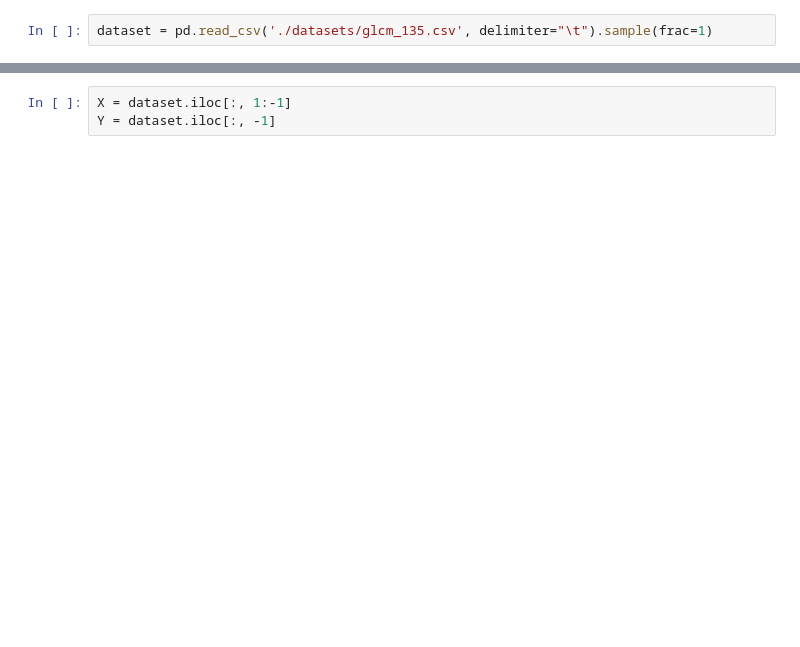
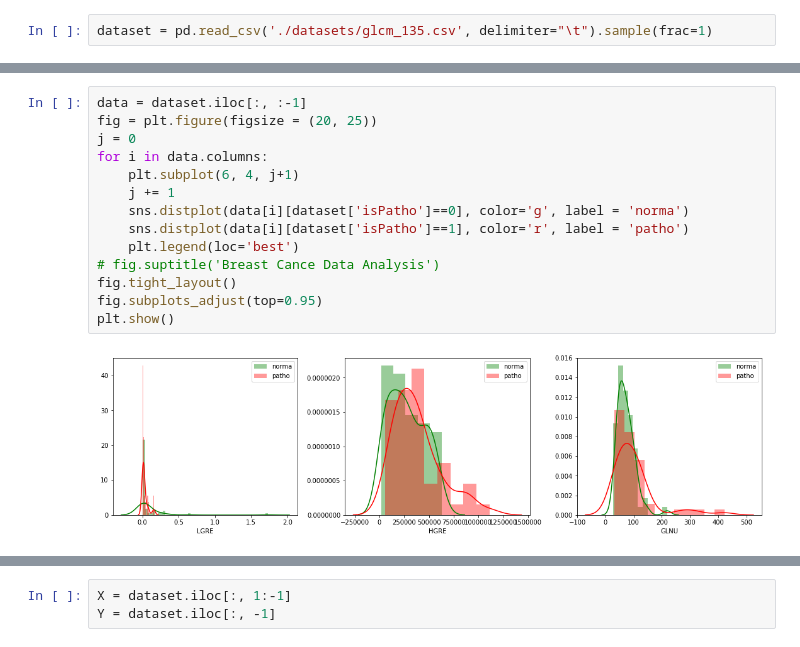
Before and after one commit to il-yanko/Bachelor-THESIS-detection-liver-pathology, a Jupyter notebook: xdgboost_learn.ipynb, the cells around one changed output, grey strips where cells are left out. Saved outputs shown, nothing was run; the diff lists cells and outputs as text; blank space fills up the shorter version.

```diff
--- a/xdgboost_learn.ipynb
+++ b/xdgboost_learn.ipynb
@@ -19,0 +26,16 @@ dataset.head()
+# %%
+data = dataset.iloc[:, :-1]
+fig = plt.figure(figsize = (20, 25))
+j = 0
+for i in data.columns:
+    plt.subplot(6, 4, j+1)
+    j += 1
+    sns.distplot(data[i][dataset['isPatho']==0], color='g', label = 'norma')
+    sns.distplot(data[i][dataset['isPatho']==1], color='r', label = 'patho')
+    plt.legend(loc='best')
+# fig.suptitle('Breast Cance Data Analysis')
+fig.tight_layout()
+fig.subplots_adjust(top=0.95)
+plt.show()
+# %% [output]
+[figure, added]
```
Also changed, not shown: parts of 21 cells of this notebook.
